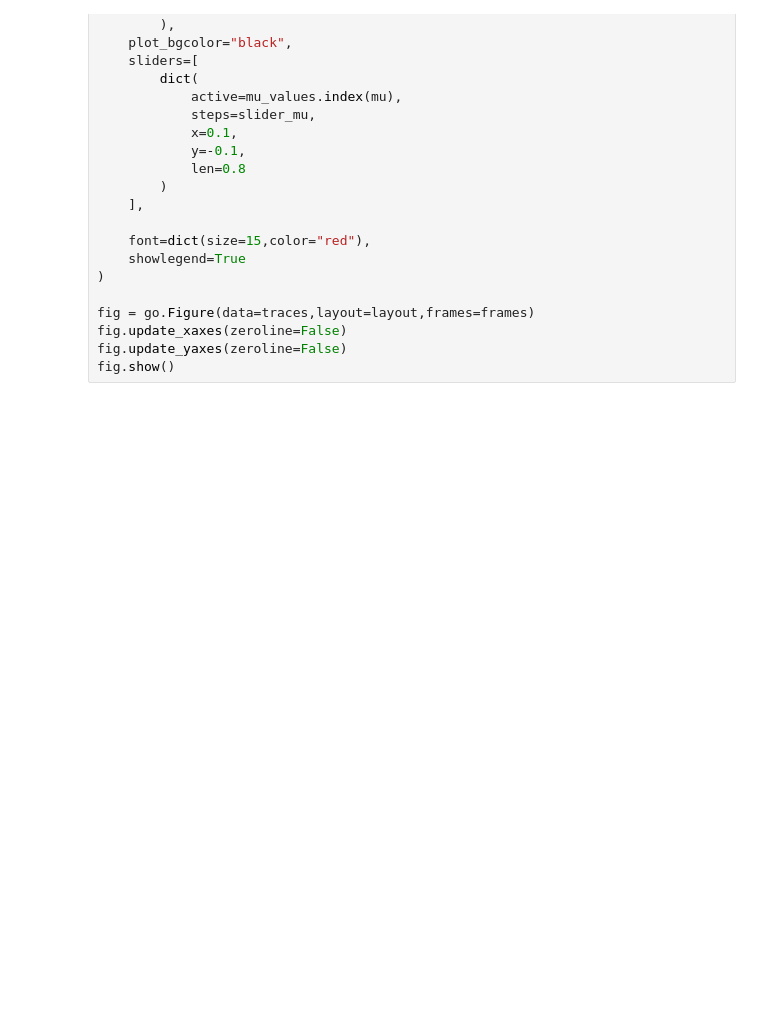
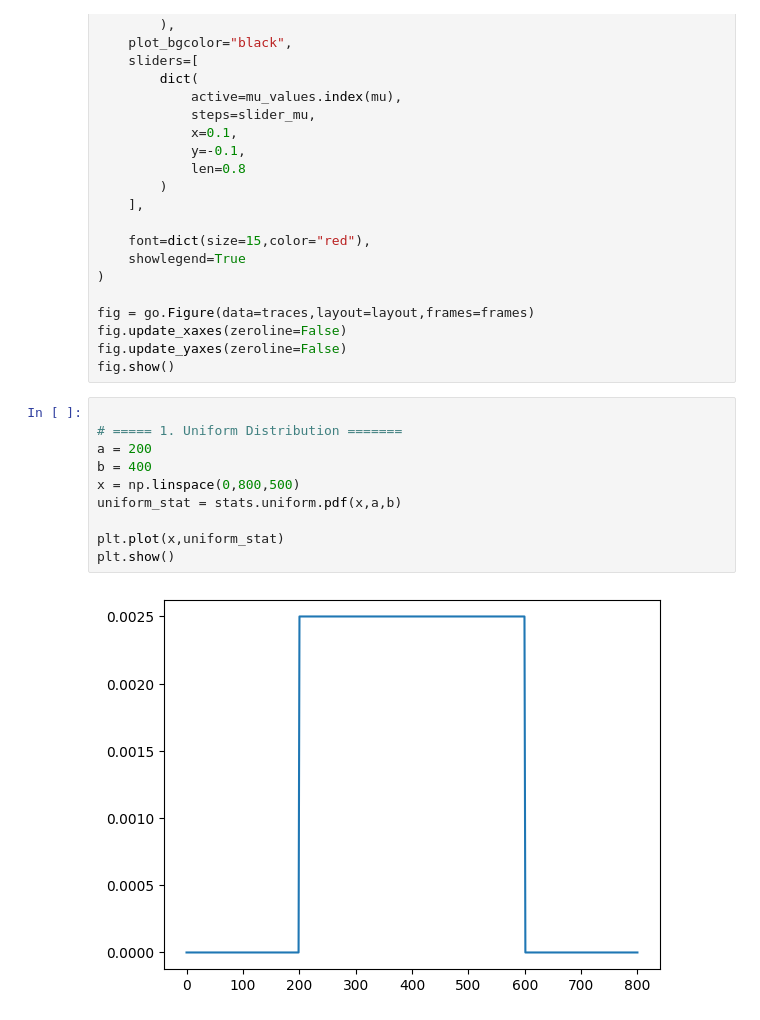
Before and after one commit to yasin-arafat-05/python-academic, a Jupyter notebook: simulation_modeling/02_distribution.ipynb, the cells around one changed output. Drawn from its saved outputs; the diff is of its cells as text; blank space fills up the shorter version.

Commit message:
distribution

```diff
--- a/simulation_modeling/02_distribution.ipynb
+++ b/simulation_modeling/02_distribution.ipynb
@@ -197,3 +197,15 @@ fig = go.Figure(data=traces,layout=layout,frames=frames)
 fig.update_xaxes(zeroline=False)
 fig.update_yaxes(zeroline=False)
 fig.show()
+# %%
+
+# ===== 1. Uniform Distribution =======
+a = 200
+b = 400
+x = np.linspace(0,800,500)
+uniform_stat = stats.uniform.pdf(x,a,b)
+
+plt.plot(x,uniform_stat)
+plt.show()
+# %% [output]
+[figure, added]
```
Also changed, not shown: parts of 9 cells of this notebook.
